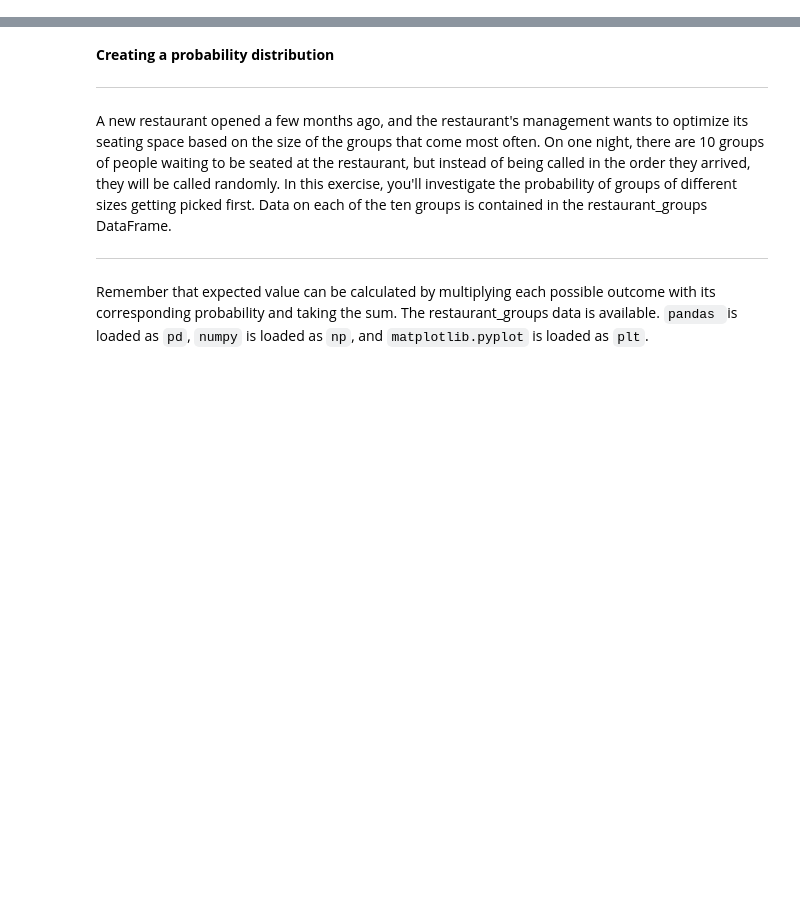
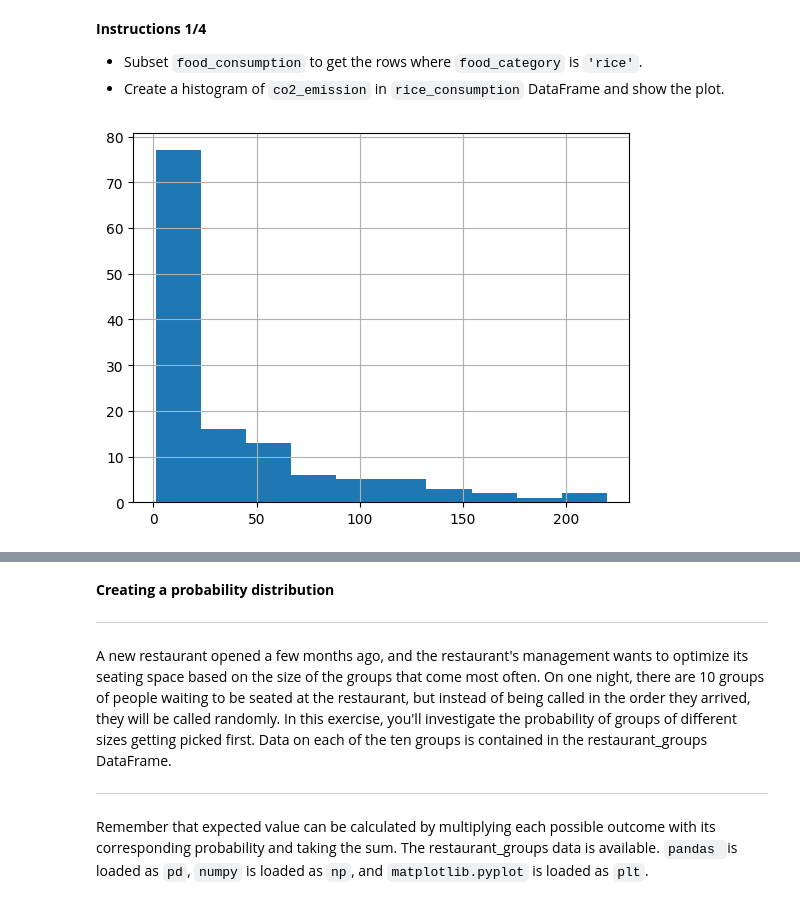
Before and after one commit to Marc86316/Data-Anaylsis-Portfolio, a Jupyter notebook: Intro_to_Statistic_in_Python.ipynb, the cells around one changed output, grey strips where cells are left out. Saved outputs shown, nothing was run; the diff lists cells and outputs as text; code cells hidden in the pictures; blank space fills up the shorter version.

```diff
--- a/Intro_to_Statistic_in_Python.ipynb
+++ b/Intro_to_Statistic_in_Python.ipynb
@@ -1,2 +1,17 @@
 # %% [markdown]
 <a href="https://colab.research.google.com/github/Marc86316/DataCamp/blob/main/Intro_to_Statistic_in_Python.ipynb" target="_parent"><img src="https://colab.research.google.com/assets/colab-badge.svg" alt="Open In Colab"/></a>
+# %%
+# Importing numpy, pandas and matplotlib.pyplot
+import numpy as np
+import pandas as pd
+import matplotlib.pyplot as plt
+
+# Importing the course datasets from github
+# paste Raw URL from github
+deals_url = "https://raw.githubusercontent.com/Marc86316/DataCamp/refs/heads/main/dataset/amir_deals.csv"
+happiness_url = "https://raw.githubusercontent.com/Marc86316/DataCamp/refs/heads/main/dataset/world_happiness.csv"
+food_url = "https://raw.githubusercontent.com/Marc86316/DataCamp/refs/heads/main/dataset/food_consumption.csv"
+
+amir_deals = pd.read_csv(deals_url)
+world_happiness = pd.read_csv(happiness_url)
+food_consumption = pd.read_csv(food_url)
@@ -2,0 +68,16 @@
+# %% [markdown]
+**Instructions 1/4**
+
+* Subset `food_consumption` to get the rows where `food_category` is `'rice'`.
+* Create a histogram of `co2_emission` in `rice_consumption` DataFrame and show the plot.
+# %%
+# Subset for food_category equals rice
+rice_consumption = food_consumption[food_consumption['food_category']=='rice']
+
+# Histogram of co2_emission for rice and show plot
+# co2_emission= food_consumption[food_consumption['co2_emission']=='rice']
+# plt.plot(x=rice_consumption, y=co2_emission, type="hist")
+rice_consumption['co2_emission'].hist()
+plt.show()
+# %% [output]
+[figure, added]
```
Also changed, not shown: parts of 8 cells of this notebook.
